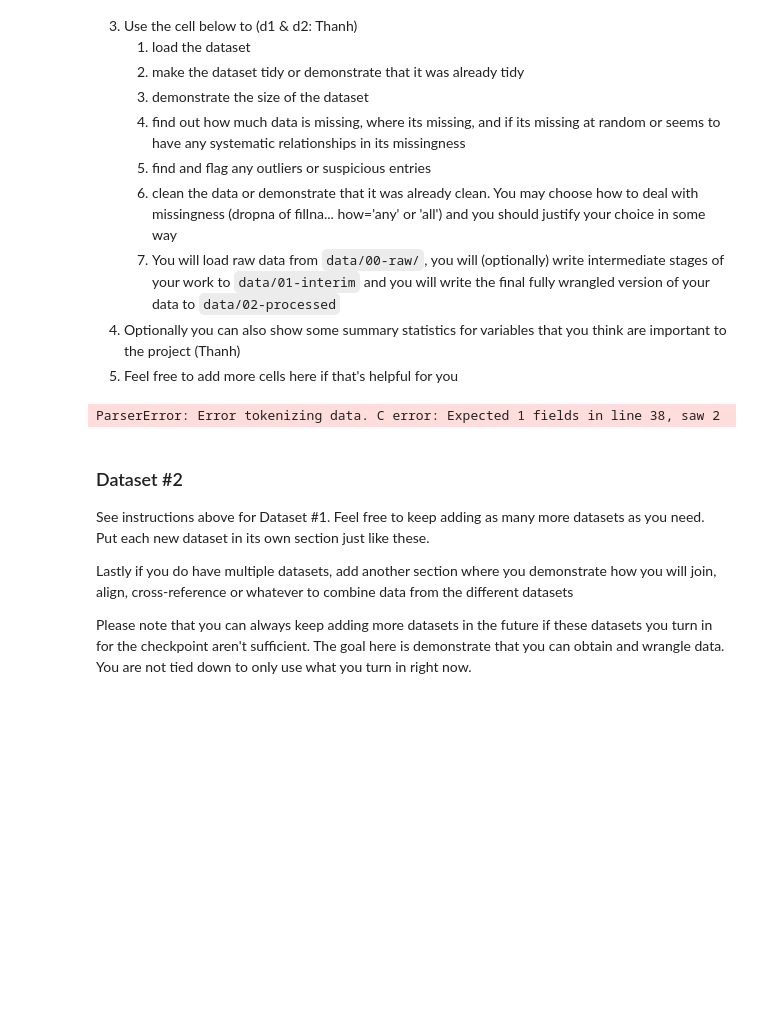
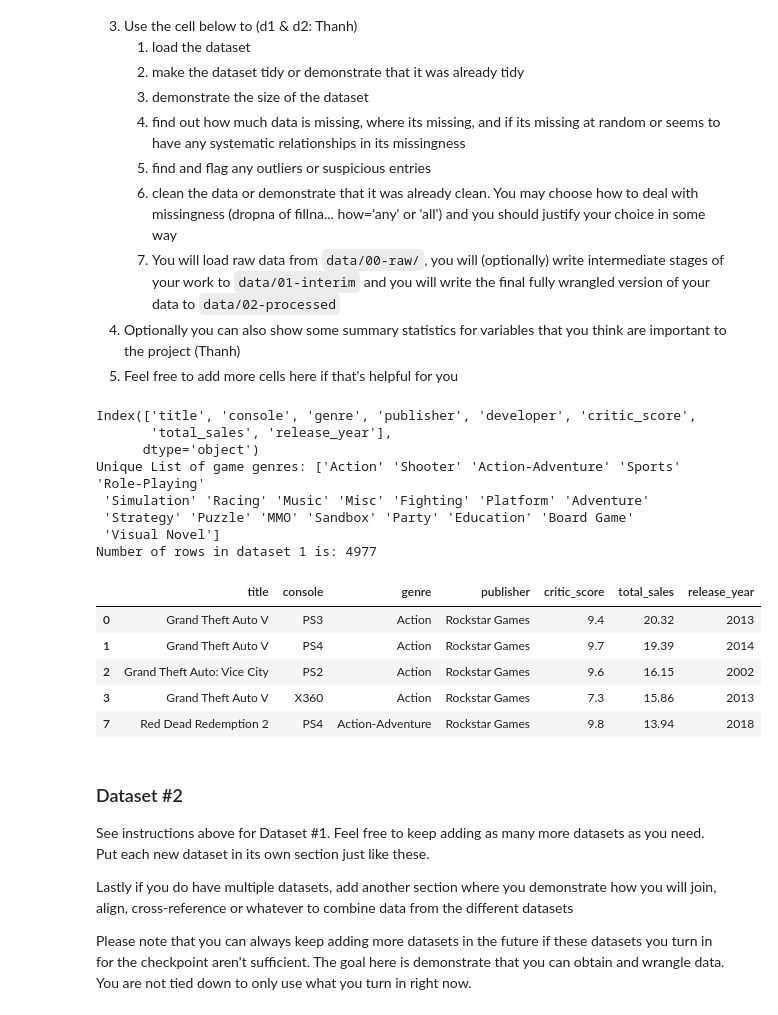
Before and after one commit to Megssss/Group-SP26-099, a Jupyter notebook: 01-DataCheckpoint.ipynb, the cells around one changed output. Drawn from its saved outputs; the diff is of its cells as text; code cells hidden in the pictures; blank space fills up the shorter version.

```diff
--- a/01-DataCheckpoint.ipynb
+++ b/01-DataCheckpoint.ipynb
@@ -181,11 +178,40 @@ Instructions:
     7. You will load raw data from `data/00-raw/`, you will (optionally) write intermediate stages of your work to `data/01-interim` and you will write the final fully wrangled version of your data to `data/02-processed`
 4. Optionally you can also show some summary statistics for variables that you think are important to the project (Thanh)
 5. Feel free to add more cells here if that's helpful for you
-# %%
-games_sales = pd.read_csv('data/00-raw/video_games_sales_1980_2024.csv')
-game_sales.head()
-# %% [output]
-ParserError: Error tokenizing data. C error: Expected 1 fields in line 38, saw 2
+# %%
+# Read in the csv to a dataframe
+game_sales_raw = pd.read_csv('data/00-raw/video_games_sales_1980_2024.csv')
+print(game_sales_raw.columns)
+
+# Get only necessary columns
+game_sales = game_sales_raw[['title','console','genre','publisher','critic_score', 'total_sales', 'release_year']].copy()
+game_sales = game_sales.dropna() # drop rows with null values
+
+# Make release_year integers
+game_sales['release_year'] = game_sales['release_year'].astype(int)
+
+# let's only focus on action and adventure games
+print("Unique List of game genres:", game_sales['genre'].unique())
+game_sales_action_adventure = game_sales[game_sales['genre'].isin(['Action', 'Adventure', 'Action-Adventure'])] # allow action-adventure games to be included
+
+# Preview Dataset 1 (Action)
+print("Number of rows in dataset 1 is:", game_sales_action_adventure.shape[0])
+game_sales_action_adventure.head()
+# %% [output]
+Index(['title', 'console', 'genre', 'publisher', 'developer', 'critic_score',
+       'total_sales', 'release_year'],
+      dtype='object')
+Unique List of game genres: ['Action' 'Shooter' 'Action-Adventure' 'Sports' 'Role-Playing'
+ 'Simulation' 'Racing' 'Music' 'Misc' 'Fighting' 'Platform' 'Adventure'
+ 'Strategy' 'Puzzle' 'MMO' 'Sandbox' 'Party' 'Education' 'Board Game'
+ 'Visual Novel']
+Number of rows in dataset 1 is: 4977
+|  | title | console | genre | publisher | critic_score | total_sales | release_year |
+| 0 | Grand Theft Auto V | PS3 | Action | Rockstar Games | 9.4 | 20.32 | 2013 |
+| 1 | Grand Theft Auto V | PS4 | Action | Rockstar Games | 9.7 | 19.39 | 2014 |
+| 2 | Grand Theft Auto: Vice City | PS2 | Action | Rockstar Games | 9.6 | 16.15 | 2002 |
+| 3 | Grand Theft Auto V | X360 | Action | Rockstar Games | 7.3 | 15.86 | 2013 |
+| 7 | Red Dead Redemption 2 | PS4 | Action-Adventure | Rockstar Games | 9.8 | 13.94 | 2018 |
 # %% [markdown]
 ### Dataset #2
 
```
Also changed, not shown: parts of 11 cells of this notebook.
